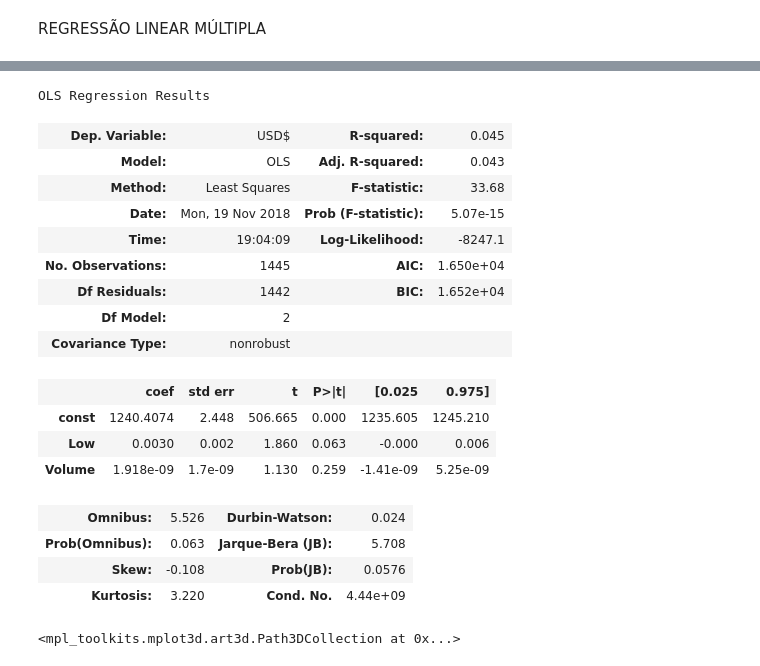
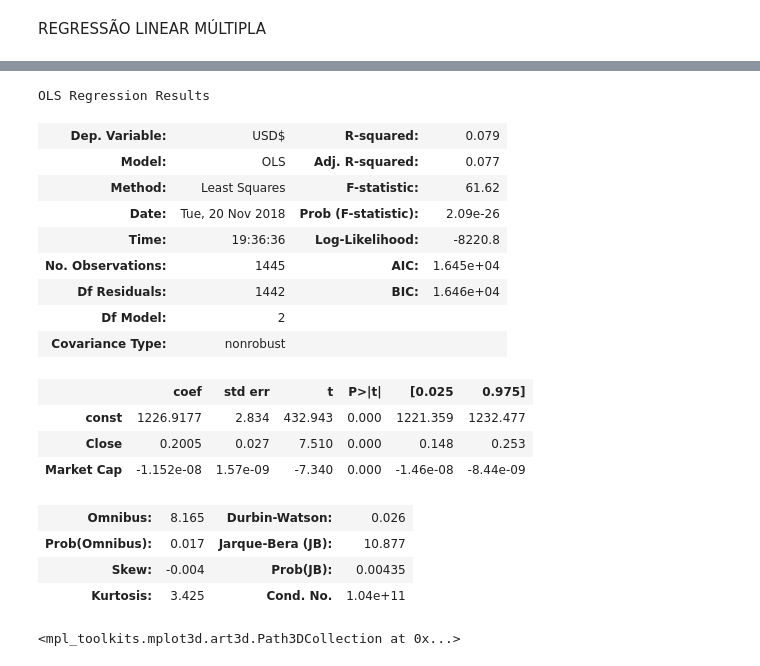
Before and after one commit to lucasmuchaluat/PROJETO-3---CIENCIA-DOS-DADOS, a Jupyter notebook: Crypto_Currency_Projeto_3.ipynb, the cells around one changed output, grey strips where cells are left out. Cells and saved outputs as stored; diff of their text form; code cells hidden in the pictures.

```diff
--- a/Crypto_Currency_Projeto_3.ipynb
+++ b/Crypto_Currency_Projeto_3.ipynb
@@ -386,28 +386,28 @@ OLS Regression Results
 | Skew: | 0.013 | Prob(JB): | 0.00172 |
 | Kurtosis: | 3.459 | Cond. No. | 1.15e+11 |
 # %%
-X3 = multipla[['Low',
-       'Volume']]
+X3 = multipla[['Close',
+       'Market Cap']]
 results3 = regress(X3, Y)
 results3.summary()
 # %% [output]
 OLS Regression Results
-| Dep. Variable: | USD$ | R-squared: | 0.045 |
-| Model: | OLS | Adj. R-squared: | 0.043 |
-| Method: | Least Squares | F-statistic: | 33.68 |
-| Date: | Mon, 19 Nov 2018 | Prob (F-statistic): | 5.07e-15 |
-| Time: | 19:04:09 | Log-Likelihood: | -8247.1 |
-| No. Observations: | 1445 | AIC: | 1.650e+04 |
-| Df Residuals: | 1442 | BIC: | 1.652e+04 |
+| Dep. Variable: | USD$ | R-squared: | 0.079 |
+| Model: | OLS | Adj. R-squared: | 0.077 |
+| Method: | Least Squares | F-statistic: | 61.62 |
+| Date: | Tue, 20 Nov 2018 | Prob (F-statistic): | 2.09e-26 |
+| Time: | 19:36:36 | Log-Likelihood: | -8220.8 |
+| No. Observations: | 1445 | AIC: | 1.645e+04 |
+| Df Residuals: | 1442 | BIC: | 1.646e+04 |
 | Df Model: | 2 |  |  |
 | Covariance Type: | nonrobust |  |  |
 |  | coef | std err | t | P>|t| | [0.025 | 0.975] |
-| const | 1240.4074 | 2.448 | 506.665 | 0.000 | 1235.605 | 1245.210 |
-| Low | 0.0030 | 0.002 | 1.860 | 0.063 | -0.000 | 0.006 |
-| Volume | 1.918e-09 | 1.7e-09 | 1.130 | 0.259 | -1.41e-09 | 5.25e-09 |
+| const | 1226.9177 | 2.834 | 432.943 | 0.000 | 1221.359 | 1232.477 |
+| Close | 0.2005 | 0.027 | 7.510 | 0.000 | 0.148 | 0.253 |
+| Market Cap | -1.152e-08 | 1.57e-09 | -7.340 | 0.000 | -1.46e-08 | -8.44e-09 |
-| Omnibus: | 5.526 | Durbin-Watson: | 0.024 |
-| Prob(Omnibus): | 0.063 | Jarque-Bera (JB): | 5.708 |
-| Skew: | -0.108 | Prob(JB): | 0.0576 |
-| Kurtosis: | 3.220 | Cond. No. | 4.44e+09 |
+| Omnibus: | 8.165 | Durbin-Watson: | 0.026 |
+| Prob(Omnibus): | 0.017 | Jarque-Bera (JB): | 10.877 |
+| Skew: | -0.004 | Prob(JB): | 0.00435 |
+| Kurtosis: | 3.425 | Cond. No. | 1.04e+11 |
 # %%
 c = results3.params["const"]
```
Also changed, not shown: parts of 14 cells of this notebook.
